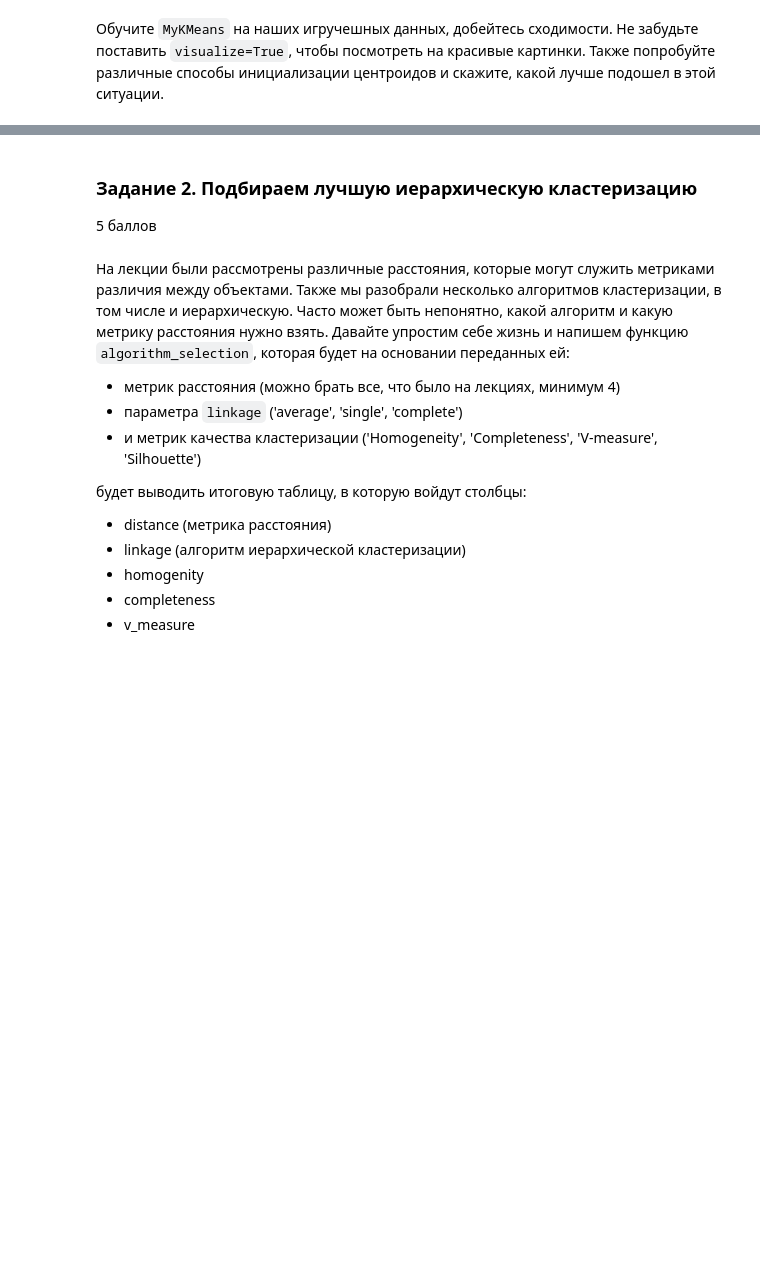
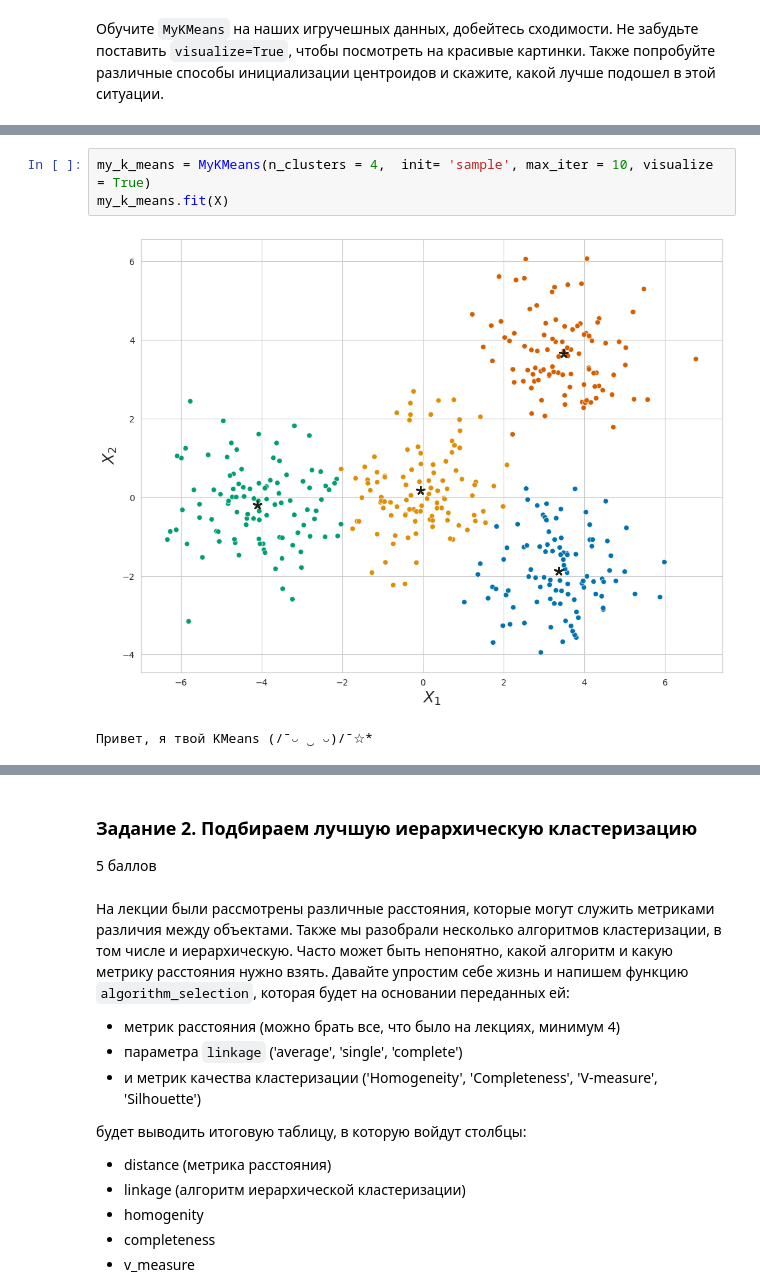
Before and after one commit to VovaGrig/BI-ml-2024, a Jupyter notebook: lecture_3_unsupervised_learning/homework/Cluster_tSNE.ipynb, the cells around one changed output, grey strips where cells are left out. Saved outputs shown, nothing was run; the diff lists cells and outputs as text; blank space fills up the shorter version.

```diff
--- a/lecture_3_unsupervised_learning/homework/Cluster_tSNE.ipynb
+++ b/lecture_3_unsupervised_learning/homework/Cluster_tSNE.ipynb
@@ -187,0 +189,6 @@ class MyKMeans:
+# %%
+my_k_means = MyKMeans(n_clusters = 4,  init= 'sample', max_iter = 10, visualize = True)
+my_k_means.fit(X)
+# %% [output]
+[figure, added]
+Привет, я твой KMeans (/¯◡ ‿ ◡)/¯☆*
```
Also changed, not shown: parts of 5 cells of this notebook.
